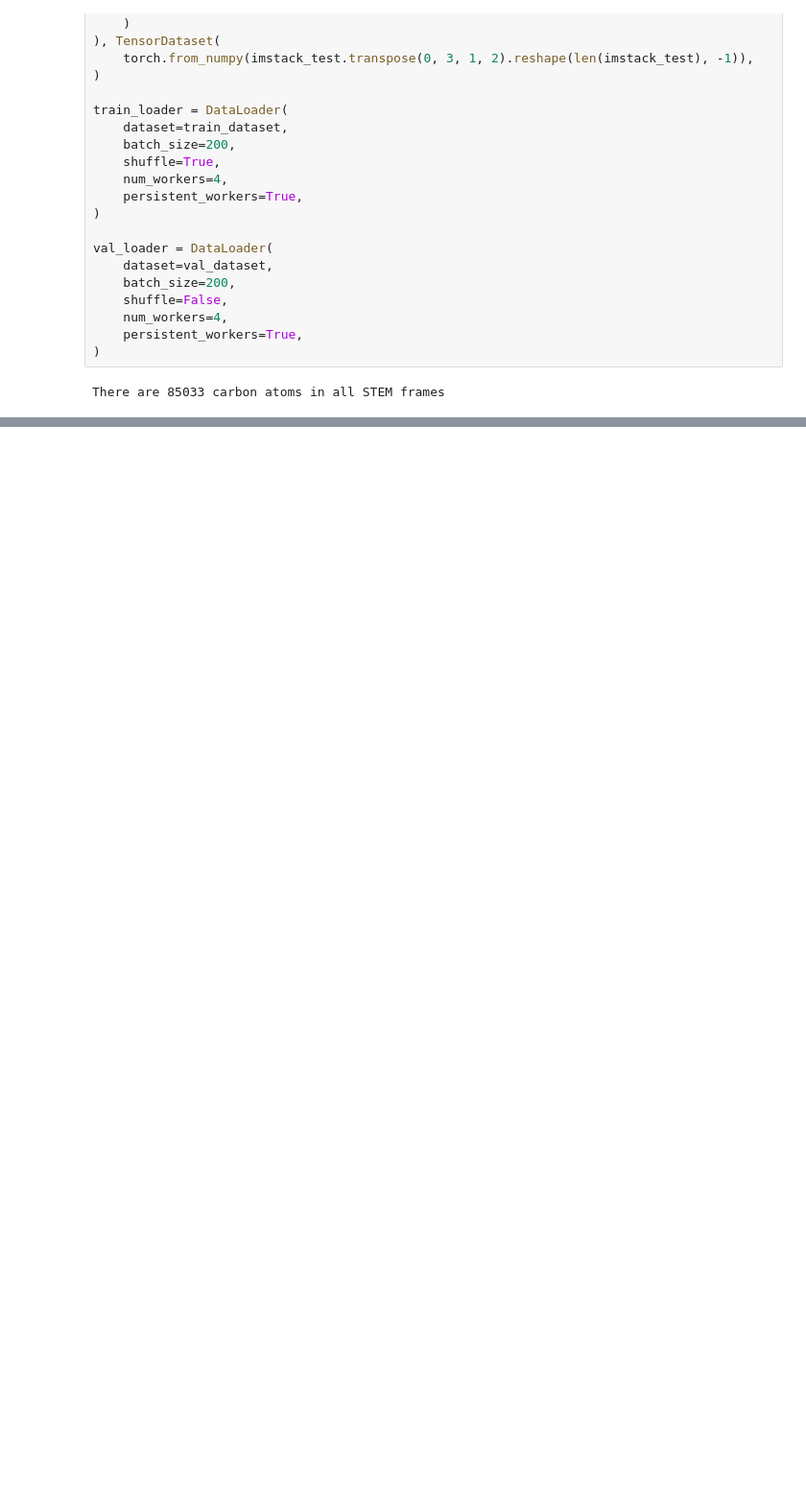
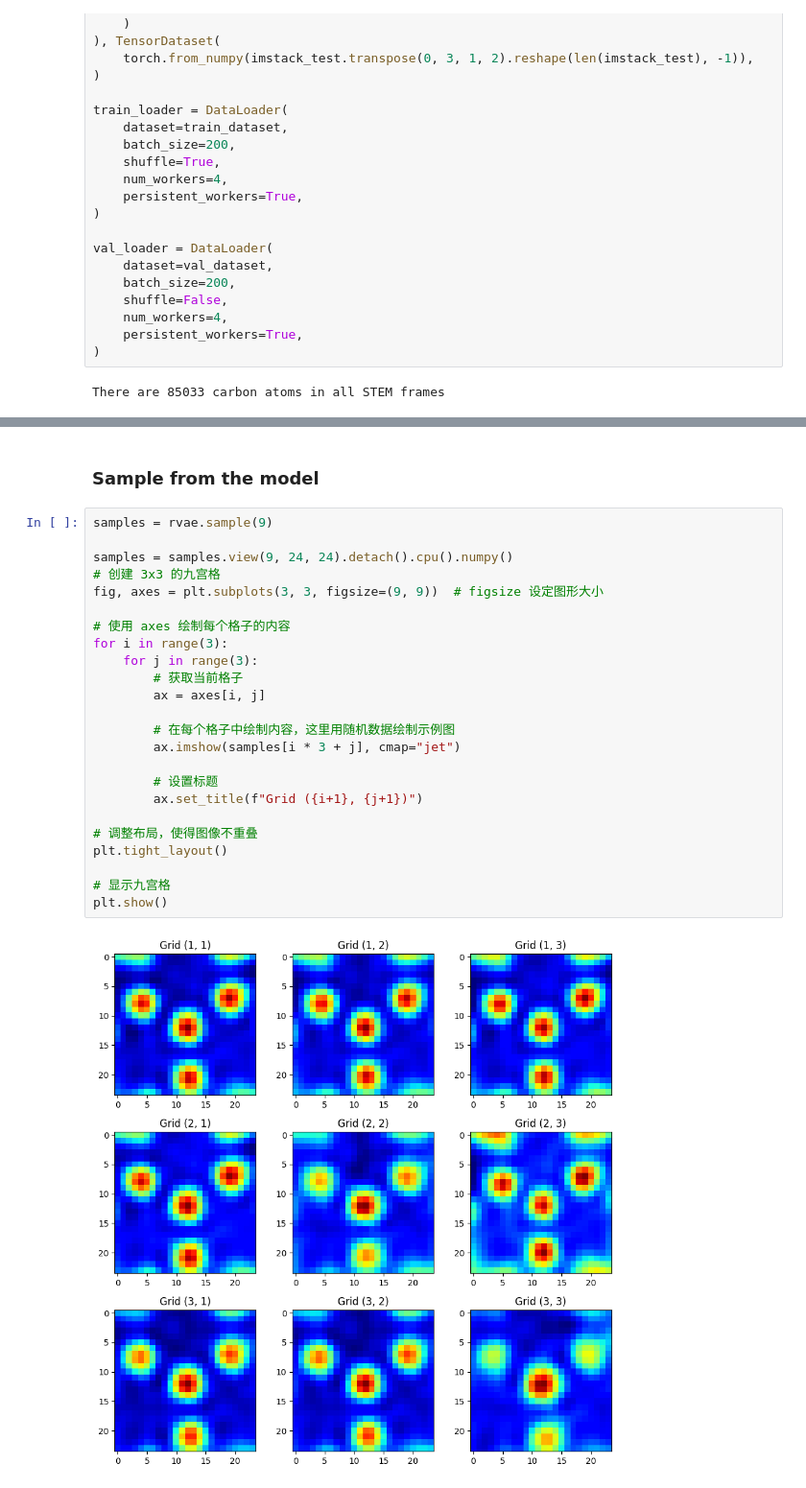
Before and after one commit to ikkihou/VAE_NF, a Jupyter notebook: Variational Autoencoder with a Normalizing Flow prior.ipynb, the cells around one changed output, grey strips where cells are left out. Shown at 96% size. Saved outputs shown, nothing was run; the diff lists cells and outputs as text; blank space fills up the shorter version.

```diff
--- a/Variational Autoencoder with a Normalizing Flow prior.ipynb
+++ b/Variational Autoencoder with a Normalizing Flow prior.ipynb
@@ -566,0 +650,28 @@ rvae.manifold2d(d=10)
+# %% [markdown]
+### Sample from the model
+# %%
+samples = rvae.sample(9)
+
+samples = samples.view(9, 24, 24).detach().cpu().numpy()
+# 创建 3x3 的九宫格
+fig, axes = plt.subplots(3, 3, figsize=(9, 9))  # figsize 设定图形大小
+
+# 使用 axes 绘制每个格子的内容
+for i in range(3):
+    for j in range(3):
+        # 获取当前格子
+        ax = axes[i, j]
+
+        # 在每个格子中绘制内容，这里用随机数据绘制示例图
+        ax.imshow(samples[i * 3 + j], cmap="jet")
+
+        # 设置标题
+        ax.set_title(f"Grid ({i+1}, {j+1})")
+
+# 调整布局，使得图像不重叠
+plt.tight_layout()
+
+# 显示九宫格
+plt.show()
+# %% [output]
+[figure, added]
```
Also changed, not shown: parts of 9 cells of this notebook.
